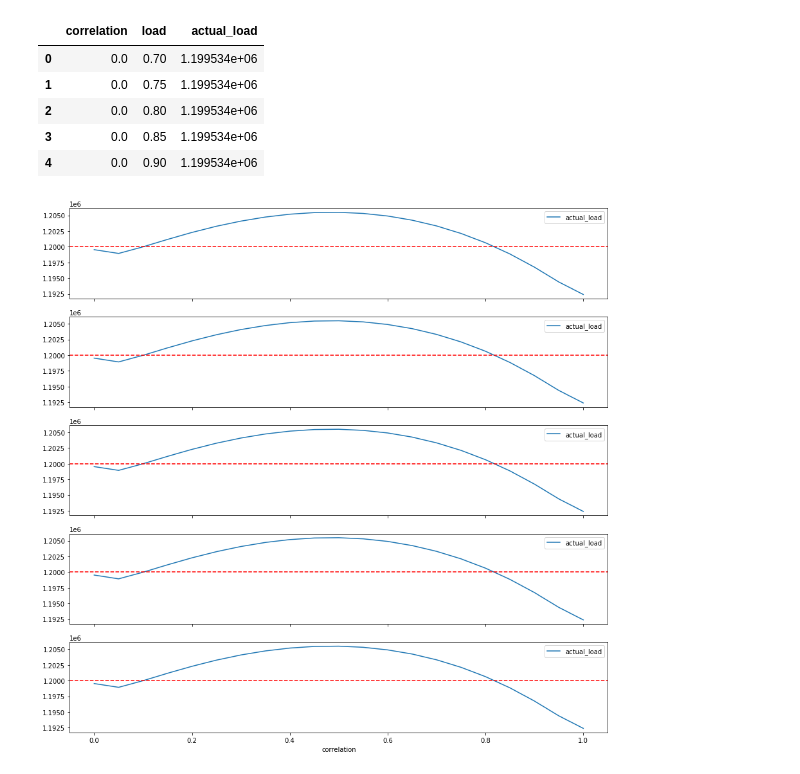
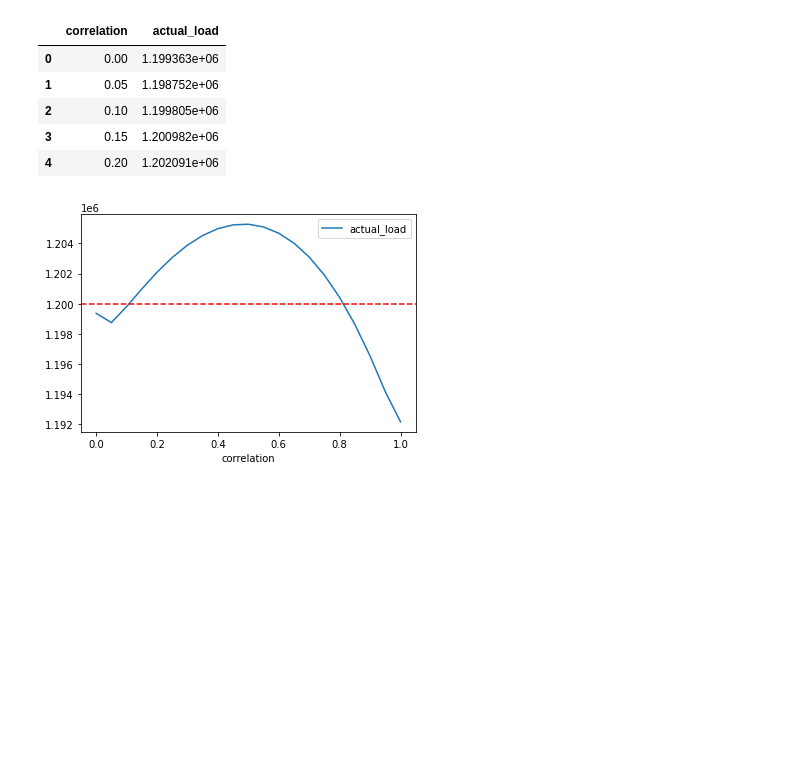
Before and after one commit to szkudlarekdamian/kosharda, a Jupyter notebook: plots_py.ipynb, the cells around one changed output. Cells and saved outputs as stored; diff of their text form; code cells hidden in the pictures; blank space fills up the shorter version.

```diff
--- a/plots_py.ipynb
+++ b/plots_py.ipynb
@@ -3,6 +3,6 @@ import numpy as np
 import pandas as pd
 import matplotlib.pyplot as plt
 # %%
-df = pd.read_csv('results/N100-F1000-S100-R100-result-v9.csv')
+df = pd.read_csv('results/N100-F1000-S100-R100-result-v11-exp.csv')
 df.describe()
 # %% [output]
@@ -18 +29,3 @@ df.describe()
+# %%
+df = df.drop('v1', axis=1)
 # %%
@@ -88,23 +105,28 @@ plt.show()
 # %%
-acld = df.drop(['algorithm', 'value', 'disturbance'], axis=1).groupby(['correlation', 'load']).mean()
+acld = df.drop(['algorithm', 'v2', 'disturbance', 'mean_ca', 'load'], axis=1).groupby(['correlation']).mean()
+acld = acld.drop_duplicates()
 # acld = acld.unstack(0)
 acld.reset_index(inplace=True)
 acld.head()
 # %% [output]
-|  | correlation | load | actual_load |
-| 0 | 0.0 | 0.70 | 1.199534e+06 |
-| 1 | 0.0 | 0.75 | 1.199534e+06 |
-| 2 | 0.0 | 0.80 | 1.199534e+06 |
-| 3 | 0.0 | 0.85 | 1.199534e+06 |
-| 4 | 0.0 | 0.90 | 1.199534e+06 |
+|  | correlation | actual_load |
+| 0 | 0.00 | 1.199363e+06 |
+| 1 | 0.05 | 1.198752e+06 |
+| 2 | 0.10 | 1.199805e+06 |
+| 3 | 0.15 | 1.200982e+06 |
+| 4 | 0.20 | 1.202091e+06 |
 # %%
-est = 1.2 * 10**6
-loads = acld['load'].unique()
-fig, axes = plt.subplots(loads.size, 1, figsize=(15,15), sharex=True)
-for i in range(loads.size):
-    acld[acld['load']==loads[i]].drop('load', axis=1).plot(x='correlation', ax=axes[i], legend=True)
-    axes[i].axhline(est,color='red',ls='--')
+# est = 1.2 * 10**6
+# loads = acld['load'].unique()
+# fig, axes = plt.subplots(loads.size, 1, figsize=(15,15), sharex=True)
+# for i in range(loads.size):
+#     acld[acld['load']==loads[i]].drop('load', axis=1).plot(x='correlation', ax=axes[i], legend=True)
+#     axes[i].axhline(est,color='red',ls='--')
+# plt.show()
+fig, ax = plt.subplots()
+acld.plot(x='correlation', ax=ax, legend=True)
+ax.axhline(est,color='red',ls='--')
 plt.show()
 # %% [output]
-[figure, old version]
+[figure, new version]
 # %%
```
Also changed, not shown: parts of 9 cells of this notebook, 2 other files.
